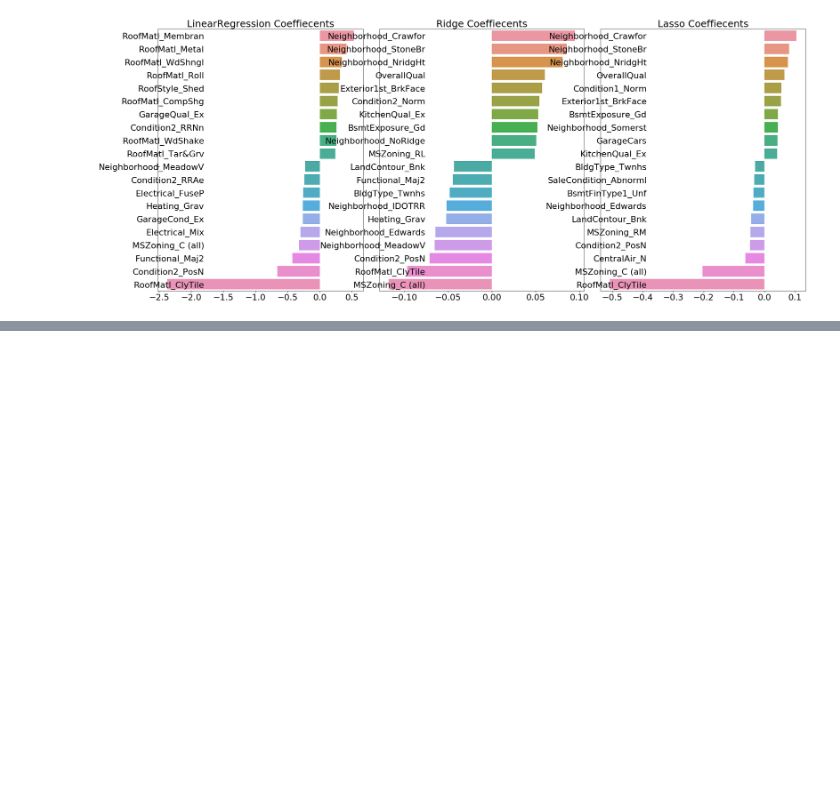
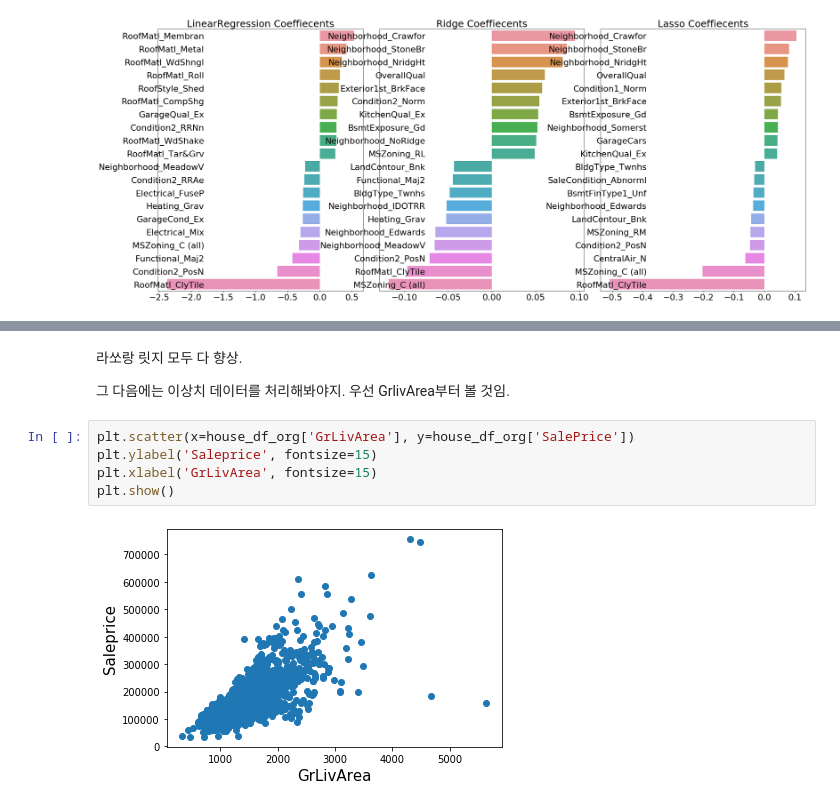
Before and after one commit to givemetarte/superhotpot, a Jupyter notebook: CUAI/2020_1학기_머신러닝완벽가이드/머신러닝_5장_회귀_실습 - 캐글 주택 가격 고급 회귀 기법.ipynb, the cells around one changed output, grey strips where cells are left out. Saved outputs shown, nothing was run; the diff lists cells and outputs as text; blank space fills up the shorter version.

```diff
--- a/CUAI/2020_1학기_머신러닝완벽가이드/머신러닝_5장_회귀_실습 - 캐글 주택 가격 고급 회귀 기법.ipynb
+++ b/CUAI/2020_1학기_머신러닝완벽가이드/머신러닝_5장_회귀_실습 - 캐글 주택 가격 고급 회귀 기법.ipynb
@@ -301,0 +399,11 @@ Lasso 로그 변환된 RMSE: 0.12
+# %% [markdown]
+라쏘랑 릿지 모두 다 향상.
+
+그 다음에는 이상치 데이터를 처리해봐야지. 우선 GrlivArea부터 볼 것임.
+# %%
+plt.scatter(x=house_df_org['GrLivArea'], y=house_df_org['SalePrice'])
+plt.ylabel('Saleprice', fontsize=15)
+plt.xlabel('GrLivArea', fontsize=15)
+plt.show()
+# %% [output]
+[figure, added]
```
Also changed, not shown: parts of 23 cells of this notebook, 1 other file.
